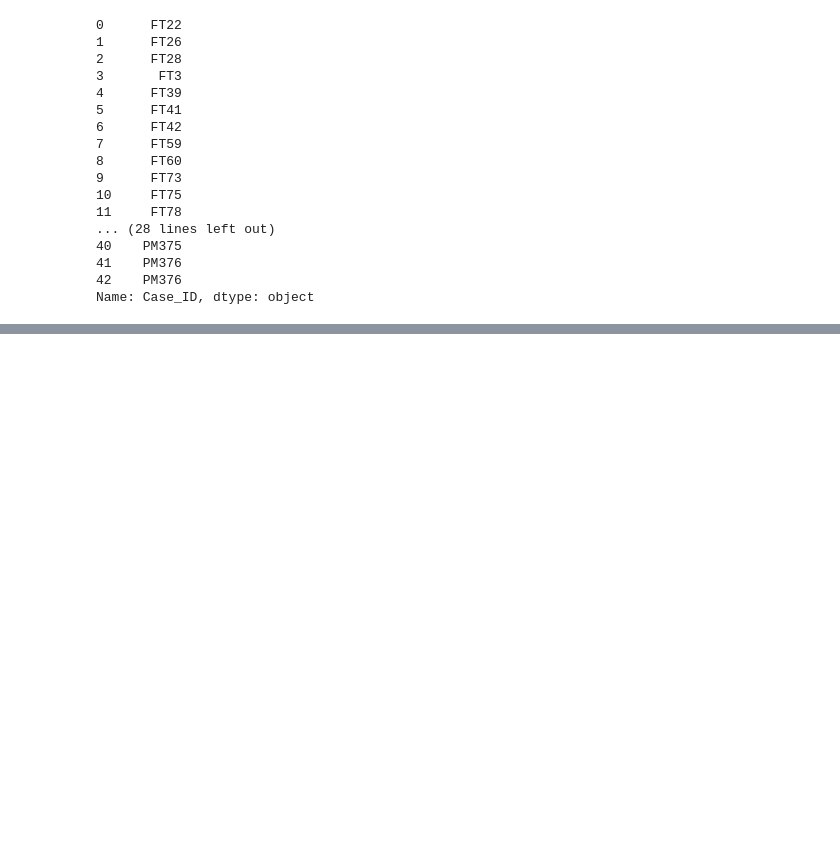
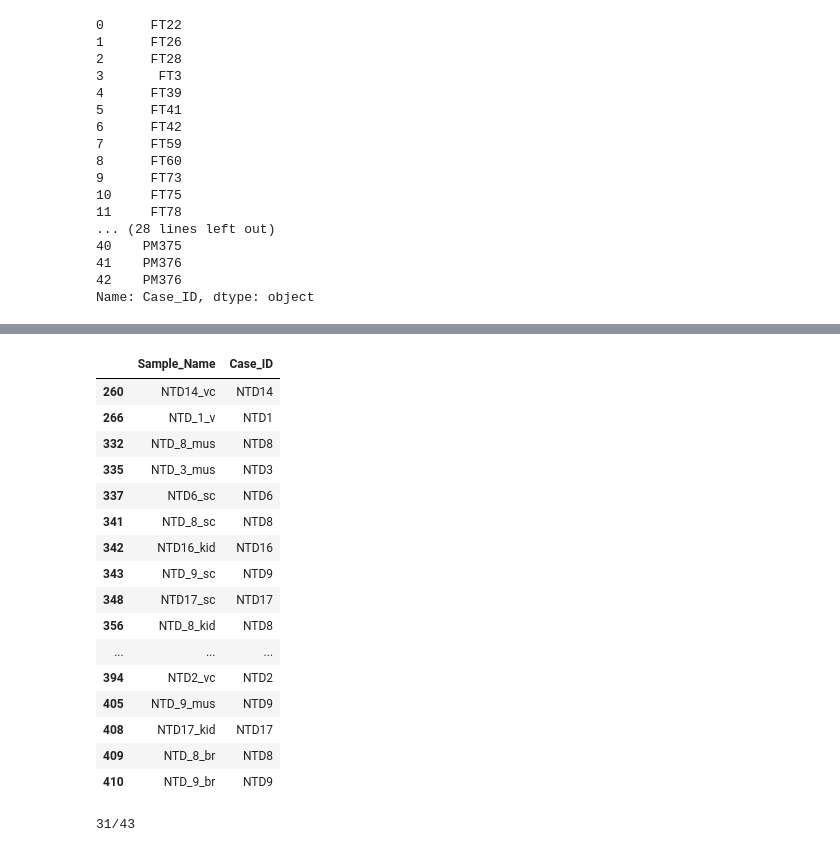
Before and after one commit to wvictor14/DNAm-contamination, a Jupyter notebook: Py/1-10 update microsatellites v2.ipynb, the cells around one changed output, grey strips where cells are left out. Saved outputs shown, nothing was run; the diff lists cells and outputs as text; code cells hidden in the pictures; blank space fills up the shorter version.

```diff
--- a/Py/1-10 update microsatellites v2.ipynb
+++ b/Py/1-10 update microsatellites v2.ipynb
@@ -279,0 +343,29 @@ ss
+# %%
+# remove '_'
+ss_w['Case_ID'] = ss_w['Case_ID'].str.replace('(NTD)_(\d).*', '\\1\\2', regex = True)
+
+#print result
+ss_w[['Sample_Name', 'Case_ID']][ss_w['Case_ID'].str.contains('NTD')]
+# %% [output]
+|  | Sample_Name | Case_ID |
+| 260 | NTD14_vc | NTD14 |
+| 266 | NTD_1_v | NTD1 |
+| 332 | NTD_8_mus | NTD8 |
+| 335 | NTD_3_mus | NTD3 |
+| 337 | NTD6_sc | NTD6 |
+| 341 | NTD_8_sc | NTD8 |
+| 342 | NTD16_kid | NTD16 |
+| 343 | NTD_9_sc | NTD9 |
+| 348 | NTD17_sc | NTD17 |
+| 356 | NTD_8_kid | NTD8 |
+| ... | ... | ... |
+| 394 | NTD2_vc | NTD2 |
+| 405 | NTD_9_mus | NTD9 |
+| 408 | NTD17_kid | NTD17 |
+| 409 | NTD_8_br | NTD8 |
+| 410 | NTD_9_br | NTD9 |
+# %%
+# how many of d_sum are in ss
+print(str(sum(d_sum.reset_index().Case_ID.isin(ss_w['Case_ID']))) + '/' + str(len(d_sum)))
+# %% [output]
+31/43
```
Also changed, not shown: parts of 10 cells of this notebook.
